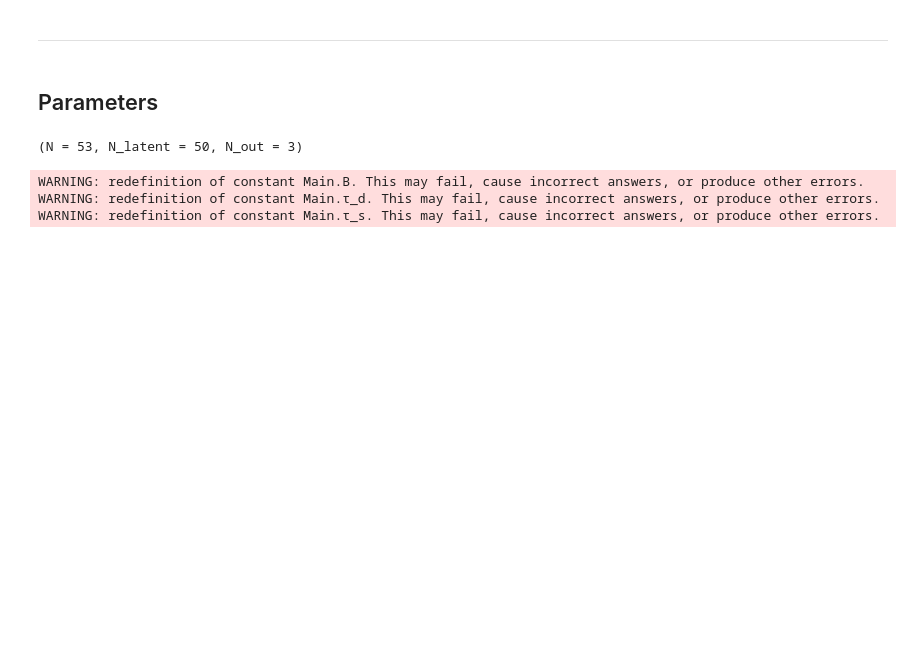
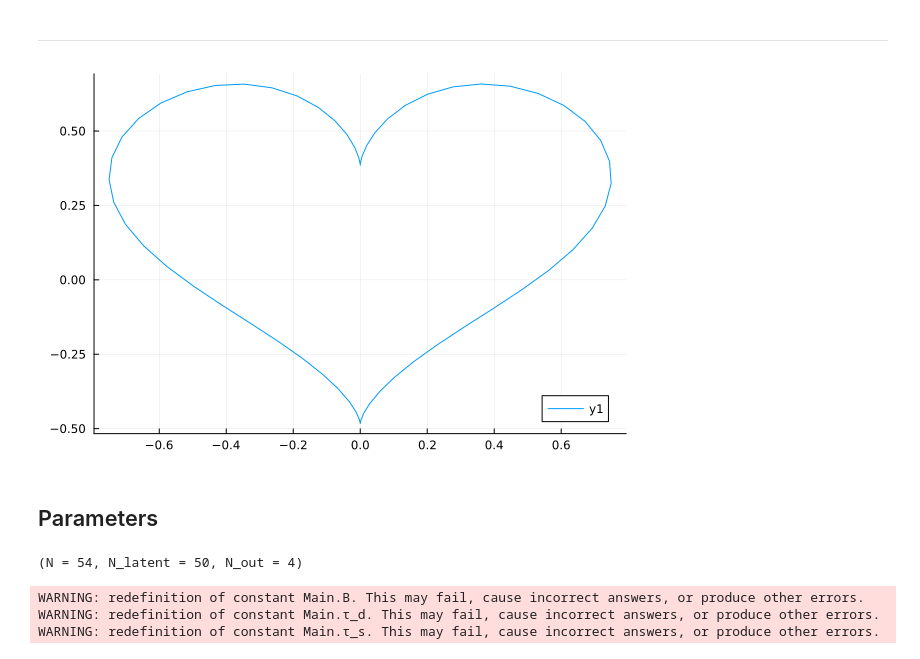
Before and after one commit to arnogranier/ELiSE.jl, a Jupyter notebook: continuous.ipynb, the cells around one changed output. Saved outputs shown, nothing was run; the diff lists cells and outputs as text; code cells hidden in the pictures; blank space fills up the shorter version.

```diff
--- a/continuous.ipynb
+++ b/continuous.ipynb
@@ -54,13 +54,17 @@ Plots.plot(p[:,1], p[:,2],  p[:,3])
 # %% [markdown]
 ---
+# %%
+Plots.plot(p[:,3], p[:,4])
+# %% [output]
+[figure, added]
 # %% [markdown]
 ## Parameters
 # %%
-N_out::Int = 3
+N_out::Int = 4
 N_latent::Int = 50;
 N::Int = N_out + N_latent;
 (N=N, N_latent=N_latent, N_out=N_out)
 # %% [output]
-(N = 53, N_latent = 50, N_out = 3)
+(N = 54, N_latent = 50, N_out = 4)
 # %%
 W::Matrix{Float64} = rand(Normal(0., 0.0005), N, N);
```
Also changed, not shown: parts of 12 cells of this notebook.
